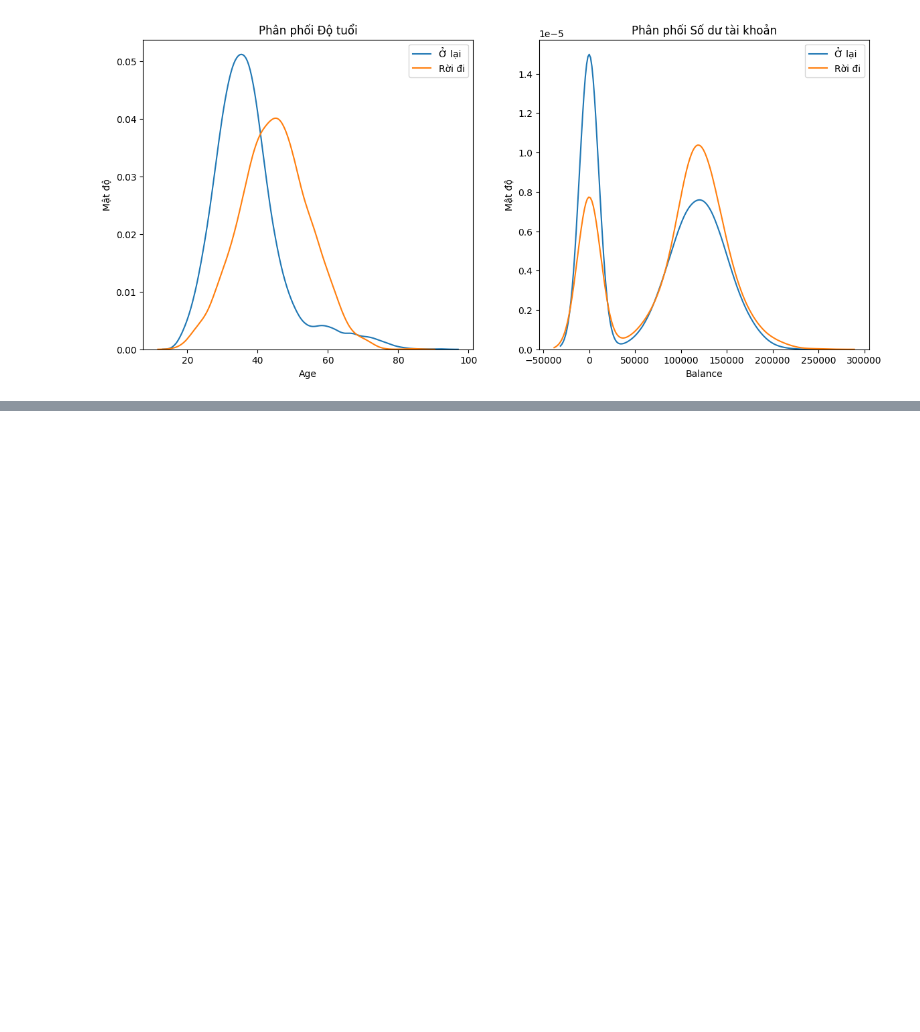
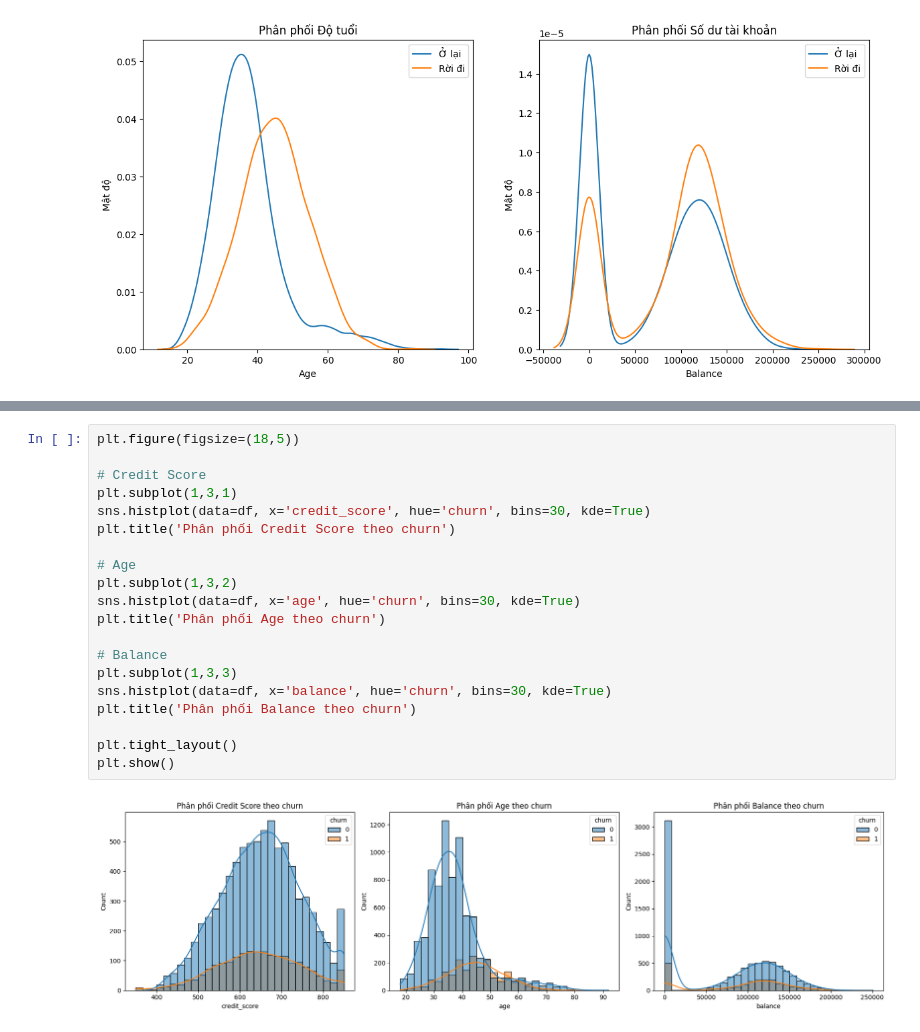
Before and after one commit to Tung36cz/Do_an_1, a Jupyter notebook: so_sanh.ipynb, the cells around one changed output, grey strips where cells are left out. Saved outputs shown, nothing was run; the diff lists cells and outputs as text; blank space fills up the shorter version.

```diff
--- a/so_sanh.ipynb
+++ b/so_sanh.ipynb
@@ -283,0 +431,22 @@ churn
+# %%
+plt.figure(figsize=(18,5))
+
+# Credit Score
+plt.subplot(1,3,1)
+sns.histplot(data=df, x='credit_score', hue='churn', bins=30, kde=True)
+plt.title('Phân phối Credit Score theo churn')
+
+# Age
+plt.subplot(1,3,2)
+sns.histplot(data=df, x='age', hue='churn', bins=30, kde=True)
+plt.title('Phân phối Age theo churn')
+
+# Balance
+plt.subplot(1,3,3)
+sns.histplot(data=df, x='balance', hue='churn', bins=30, kde=True)
+plt.title('Phân phối Balance theo churn')
+
+plt.tight_layout()
+plt.show()
+# %% [output]
+[figure, added]
```
Also changed, not shown: parts of 11 cells of this notebook, 1 other file.
